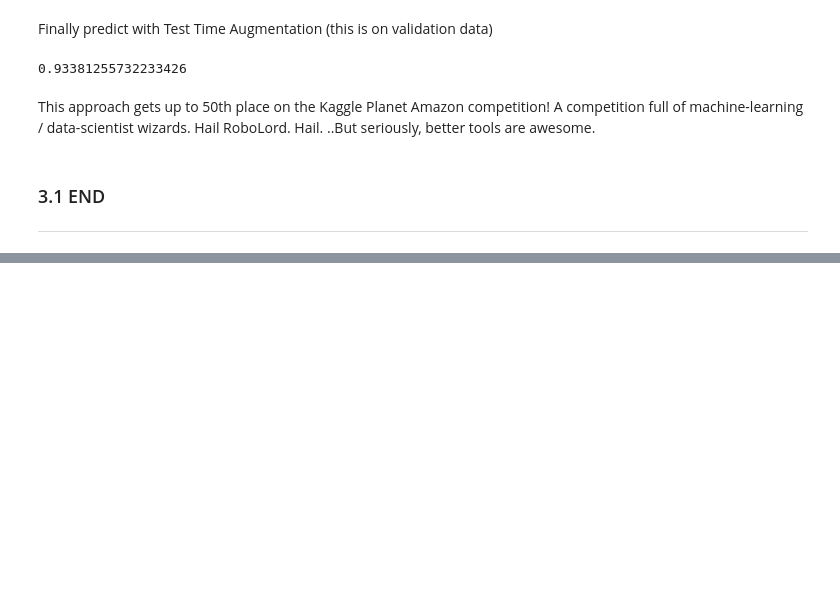
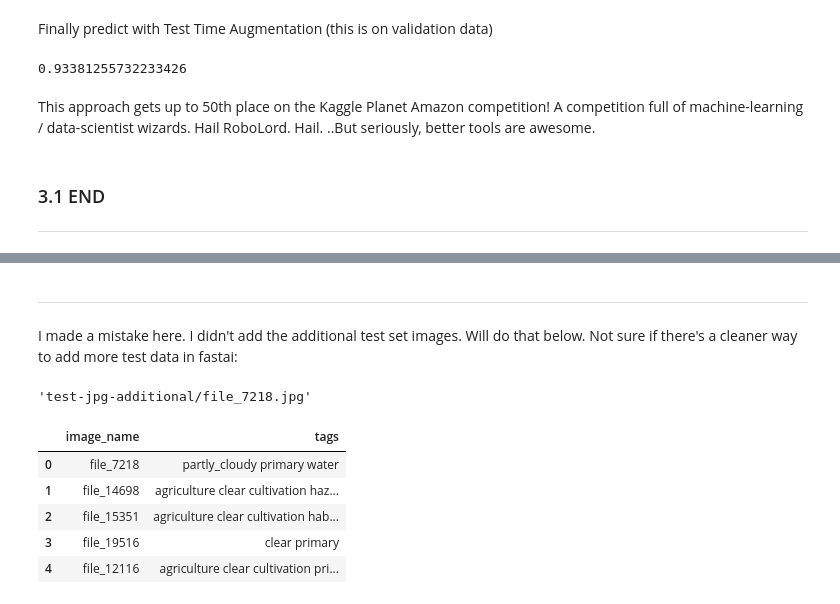
Before and after one commit to WNoxchi/deeplearningstudy, a Jupyter notebook: FADL1/L3CA_lesson2-image-models.ipynb, the cells around one changed output, grey strips where cells are left out. Saved outputs shown, nothing was run; the diff lists cells and outputs as text; code cells hidden in the pictures; blank space fills up the shorter version.

```diff
--- a/FADL1/L3CA_lesson2-image-models.ipynb
+++ b/FADL1/L3CA_lesson2-image-models.ipynb
@@ -320,0 +483,4 @@ test_preds = np.exp(test_log_preds)
+# %% [markdown]
+---
+
+I made a mistake here. I didn't add the additional test set images. Will do that below. Not sure if there's a cleaner way to add more test data in fastai:
@@ -320,0 +496,4 @@ test_preds = np.exp(test_log_preds)
+# %%
+data.test_ds.fnames[0]
+# %% [output]
+'test-jpg-additional/file_7218.jpg'
@@ -320,0 +505,9 @@ test_preds = np.exp(test_log_preds)
+# %%
+df_adtl.head()
+# %% [output]
+|  | image_name | tags |
+| 0 | file_7218 | partly_cloudy primary water |
+| 1 | file_14698 | agriculture clear cultivation haz... |
+| 2 | file_15351 | agriculture clear cultivation hab... |
+| 3 | file_19516 | clear primary |
+| 4 | file_12116 | agriculture clear cultivation pri... |
```
Also changed, not shown: parts of 54 cells of this notebook.
